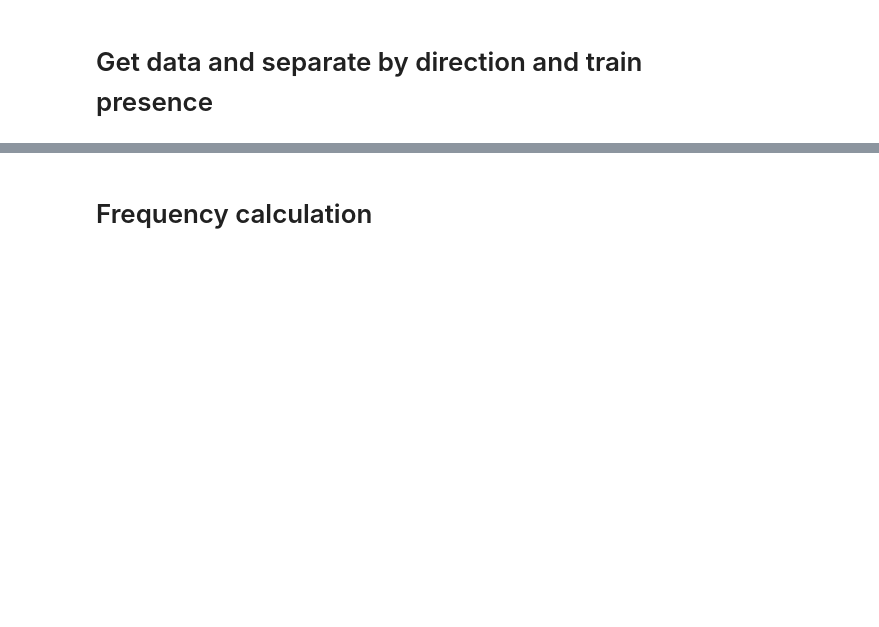
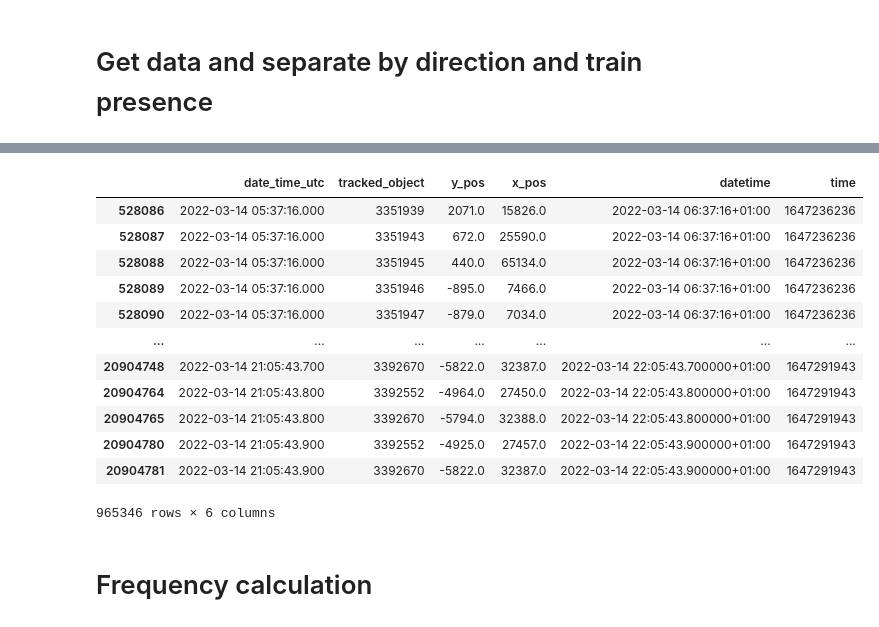
Before and after one commit to mauribadnights/sociophysics, a Jupyter notebook: matrix_generator/matrix_generator_development.ipynb, the cells around one changed output, grey strips where cells are left out. Cells and saved outputs as stored; diff of their text form; code cells hidden in the pictures; blank space fills up the shorter version.

```diff
--- a/matrix_generator/matrix_generator_development.ipynb
+++ b/matrix_generator/matrix_generator_development.ipynb
@@ -54,7 +79,21 @@ data_on_train_top = data_on_array[1]
 data_on_train_bottom = data_on_array[2]
 data_on_train_both = data_on_array[3]
 # %%
-data_off
+data_on_train_top
+# %% [output]
+|  | date_time_utc | tracked_object | y_pos | x_pos | datetime | time |
+| 528086 | 2022-03-14 05:37:16.000 | 3351939 | 2071.0 | 15826.0 | 2022-03-14 06:37:16+01:00 | 1647236236 |
+| 528087 | 2022-03-14 05:37:16.000 | 3351943 | 672.0 | 25590.0 | 2022-03-14 06:37:16+01:00 | 1647236236 |
+| 528088 | 2022-03-14 05:37:16.000 | 3351945 | 440.0 | 65134.0 | 2022-03-14 06:37:16+01:00 | 1647236236 |
+| 528089 | 2022-03-14 05:37:16.000 | 3351946 | -895.0 | 7466.0 | 2022-03-14 06:37:16+01:00 | 1647236236 |
+| 528090 | 2022-03-14 05:37:16.000 | 3351947 | -879.0 | 7034.0 | 2022-03-14 06:37:16+01:00 | 1647236236 |
+| ... | ... | ... | ... | ... | ... | ... |
+| 20904748 | 2022-03-14 21:05:43.700 | 3392670 | -5822.0 | 32387.0 | 2022-03-14 22:05:43.700000+01:00 | 1647291943 |
+| 20904764 | 2022-03-14 21:05:43.800 | 3392552 | -4964.0 | 27450.0 | 2022-03-14 22:05:43.800000+01:00 | 1647291943 |
+| 20904765 | 2022-03-14 21:05:43.800 | 3392670 | -5794.0 | 32388.0 | 2022-03-14 22:05:43.800000+01:00 | 1647291943 |
+| 20904780 | 2022-03-14 21:05:43.900 | 3392552 | -4925.0 | 27457.0 | 2022-03-14 22:05:43.900000+01:00 | 1647291943 |
+| 20904781 | 2022-03-14 21:05:43.900 | 3392670 | -5822.0 | 32387.0 | 2022-03-14 22:05:43.900000+01:00 | 1647291943 |
+965346 rows × 6 columns
 # %% [markdown]
 # Frequency calculation
 # %% [markdown]
```
Also changed, not shown: parts of 21 cells of this notebook, 7 other files.
